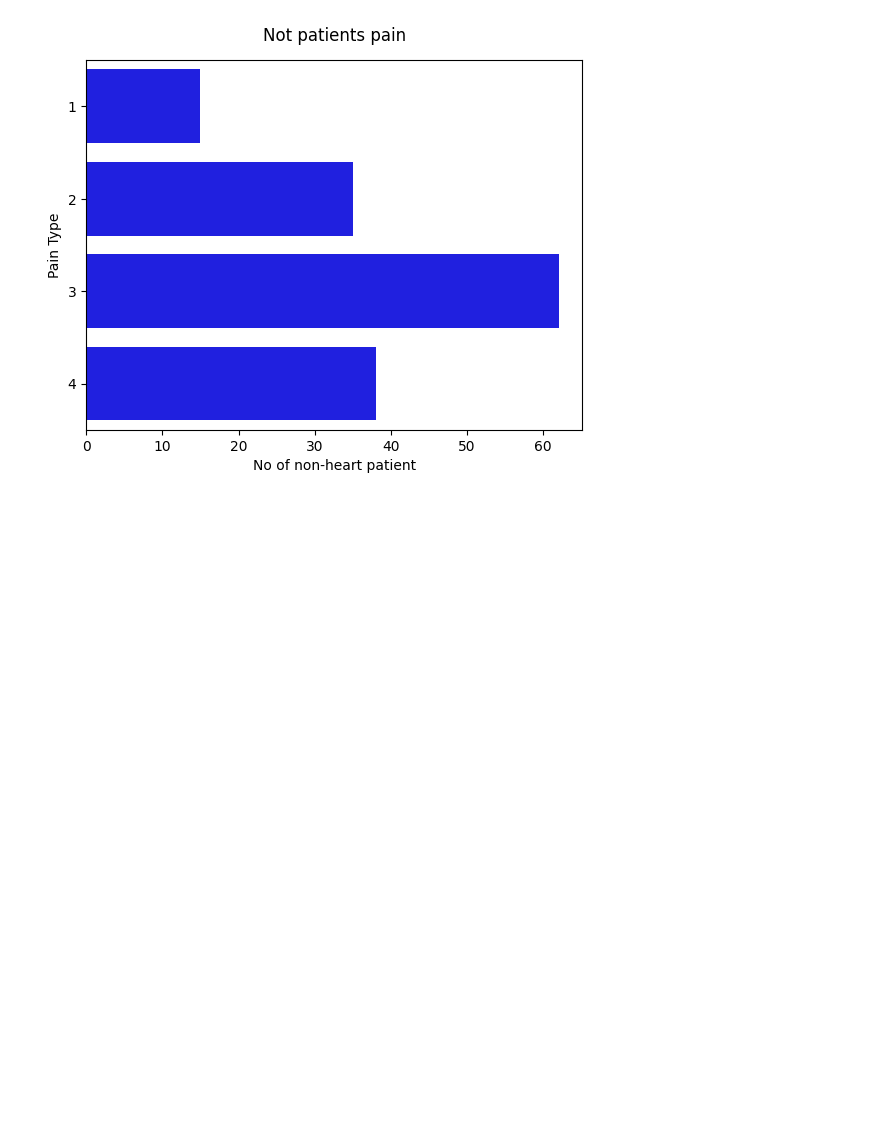
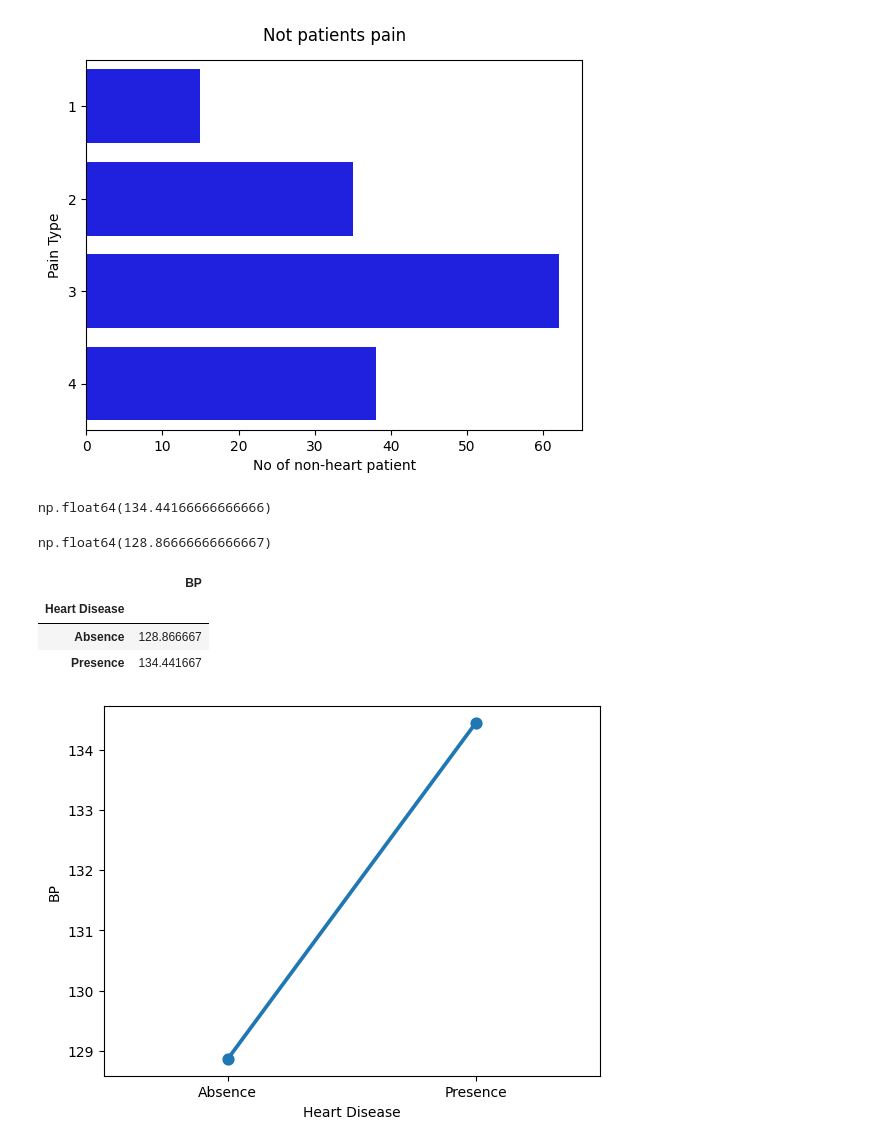
Before and after one commit to SagunBastola/eda_heart_disease, a Jupyter notebook: eda-on-heart-disease-analysis.ipynb, the cells around one changed output. Saved outputs shown, nothing was run; the diff lists cells and outputs as text; code cells hidden in the pictures; blank space fills up the shorter version.

Commit message:
Kaggle Notebook | EDA ON heart disease analysis | Version 5

```diff
--- a/eda-on-heart-disease-analysis.ipynb
+++ b/eda-on-heart-disease-analysis.ipynb
@@ -146,3 +146,26 @@ g.set_title("Not patients pain",y=1.03)
 plt.show()
 # %% [output]
 [figure]
+# %%
+heart_patien_bp=presence_heart["BP"].mean()
+heart_patien_bp
+# %% [output]
+np.float64(134.44166666666666)
+# %%
+no_heart_bp=absence_heart["BP"].mean()
+no_heart_bp
+# %% [output]
+np.float64(128.86666666666667)
+# %%
+bp_heart=pd.DataFrame(heart.groupby("Heart Disease")["BP"].mean())
+bp_heart
+# %% [output]
+|  | BP |
+| Heart Disease |  |
+| Absence | 128.866667 |
+| Presence | 134.441667 |
+# %%
+sns.pointplot(x=bp_heart.index,y=bp_heart["BP"])
+plt.show()
+# %% [output]
+[figure, added]
```
Also changed, not shown: parts of 5 cells of this notebook.
